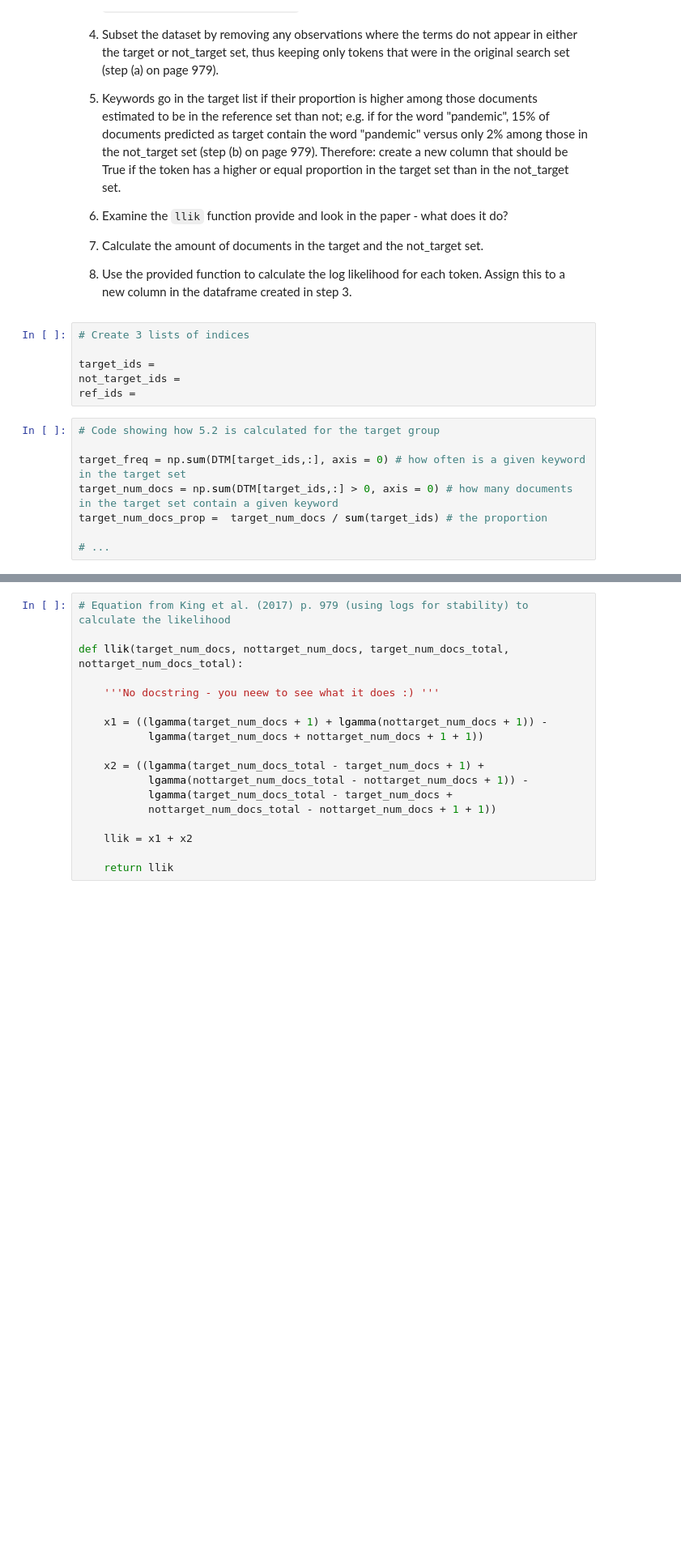
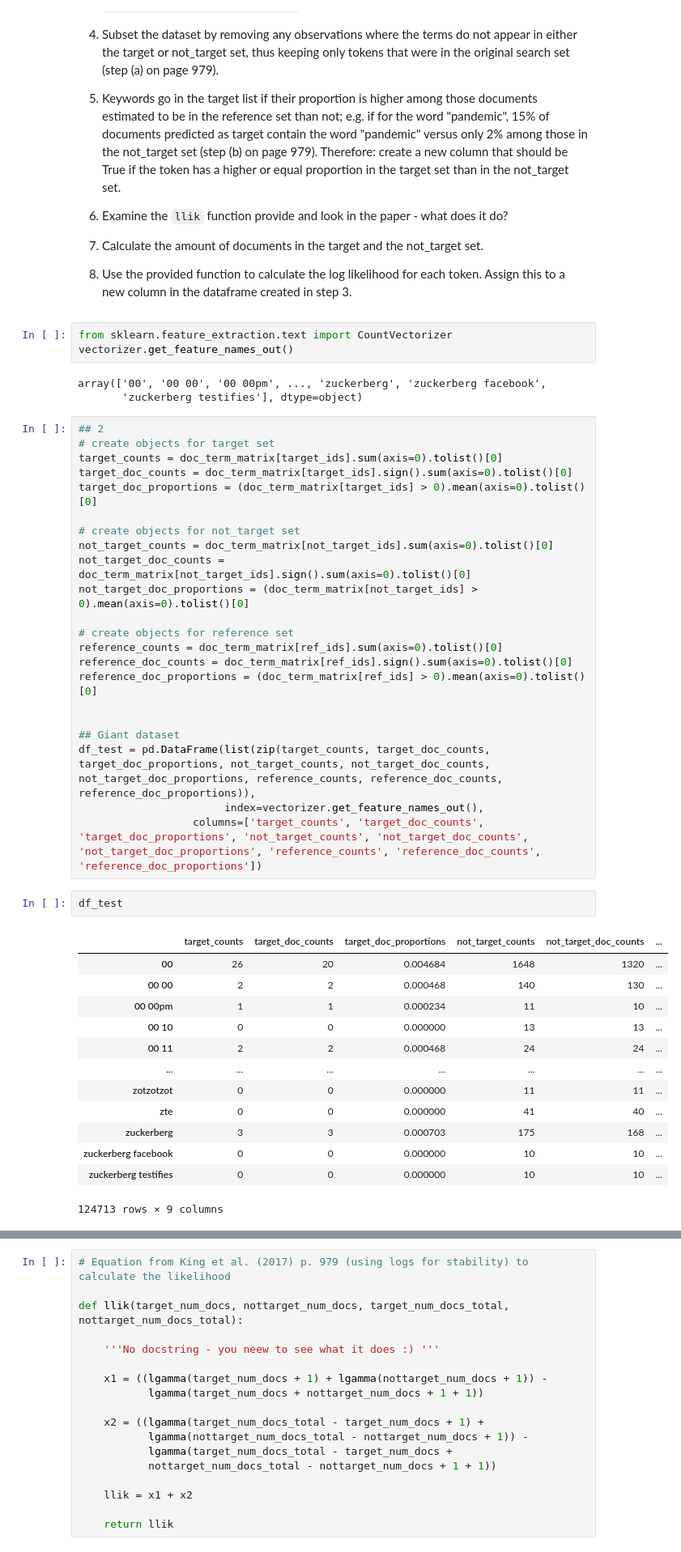
Before and after one commit to Studenterbruger/Advanced-Social-Data-Science-2, a Jupyter notebook: Discovery and Scaling/ASDS2 Exercise 1.3.ipynb, the cells around one changed output, grey strips where cells are left out. Shown: that part at 81% size. Drawn from its saved outputs; the diff is of its cells as text; blank space fills up the shorter version.

```diff
--- a/Discovery and Scaling/ASDS2 Exercise 1.3.ipynb
+++ b/Discovery and Scaling/ASDS2 Exercise 1.3.ipynb
@@ -275,17 +314,47 @@ nonref_indices = np.random.choice(nonref_indices, size=N, replace=False).tolist(
 7) Calculate the amount of documents in the target and the not_target set.
 
 8) Use the provided function to calculate the log likelihood for each token. Assign this to a new column in the dataframe created in step 3.
-# %%
-# Create 3 lists of indices
-
-target_ids =
-not_target_ids =
-ref_ids =
-# %%
-# Code showing how 5.2 is calculated for the target group
-
-target_freq = np.sum(DTM[target_ids,:], axis = 0) # how often is a given keyword in the target set
-target_num_docs = np.sum(DTM[target_ids,:] > 0, axis = 0) # how many documents in the target set contain a given keyword
-target_num_docs_prop =  target_num_docs / sum(target_ids) # the proportion
-
-# ...
+# %%
+from sklearn.feature_extraction.text import CountVectorizer
+vectorizer.get_feature_names_out()
+# %% [output]
+array(['00', '00 00', '00 00pm', ..., 'zuckerberg', 'zuckerberg facebook',
+       'zuckerberg testifies'], dtype=object)
+# %%
+## 2
+# create objects for target set
+target_counts = doc_term_matrix[target_ids].sum(axis=0).tolist()[0]
+target_doc_counts = doc_term_matrix[target_ids].sign().sum(axis=0).tolist()[0]
+target_doc_proportions = (doc_term_matrix[target_ids] > 0).mean(axis=0).tolist()[0]
+
+# create objects for not_target set
+not_target_counts = doc_term_matrix[not_target_ids].sum(axis=0).tolist()[0]
+not_target_doc_counts = doc_term_matrix[not_target_ids].sign().sum(axis=0).tolist()[0]
+not_target_doc_proportions = (doc_term_matrix[not_target_ids] > 0).mean(axis=0).tolist()[0]
+
+# create objects for reference set
+reference_counts = doc_term_matrix[ref_ids].sum(axis=0).tolist()[0]
+reference_doc_counts = doc_term_matrix[ref_ids].sign().sum(axis=0).tolist()[0]
+reference_doc_proportions = (doc_term_matrix[ref_ids] > 0).mean(axis=0).tolist()[0]
+
+
+## Giant dataset
+df_test = pd.DataFrame(list(zip(target_counts, target_doc_counts, target_doc_proportions, not_target_counts, not_target_doc_counts, not_target_doc_proportions, reference_counts, reference_doc_counts, reference_doc_proportions)),
+                       index=vectorizer.get_feature_names_out(),
+                  columns=['target_counts', 'target_doc_counts', 'target_doc_proportions', 'not_target_counts', 'not_target_doc_counts', 'not_target_doc_proportions', 'reference_counts', 'reference_doc_counts', 'reference_doc_proportions'])
+# %%
+df_test
+# %% [output]
+|  | target_counts | target_doc_counts | target_doc_proportions | not_target_counts | not_target_doc_counts | ... |
+| 00 | 26 | 20 | 0.004684 | 1648 | 1320 | ... |
+| 00 00 | 2 | 2 | 0.000468 | 140 | 130 | ... |
+| 00 00pm | 1 | 1 | 0.000234 | 11 | 10 | ... |
+| 00 10 | 0 | 0 | 0.000000 | 13 | 13 | ... |
+| 00 11 | 2 | 2 | 0.000468 | 24 | 24 | ... |
+| ... | ... | ... | ... | ... | ... | ... |
+| zotzotzot | 0 | 0 | 0.000000 | 11 | 11 | ... |
+| zte | 0 | 0 | 0.000000 | 41 | 40 | ... |
+| zuckerberg | 3 | 3 | 0.000703 | 175 | 168 | ... |
+| zuckerberg facebook | 0 | 0 | 0.000000 | 10 | 10 | ... |
+| zuckerberg testifies | 0 | 0 | 0.000000 | 10 | 10 | ... |
+124713 rows × 9 columns
```
Also changed, not shown: parts of 11 cells of this notebook.
